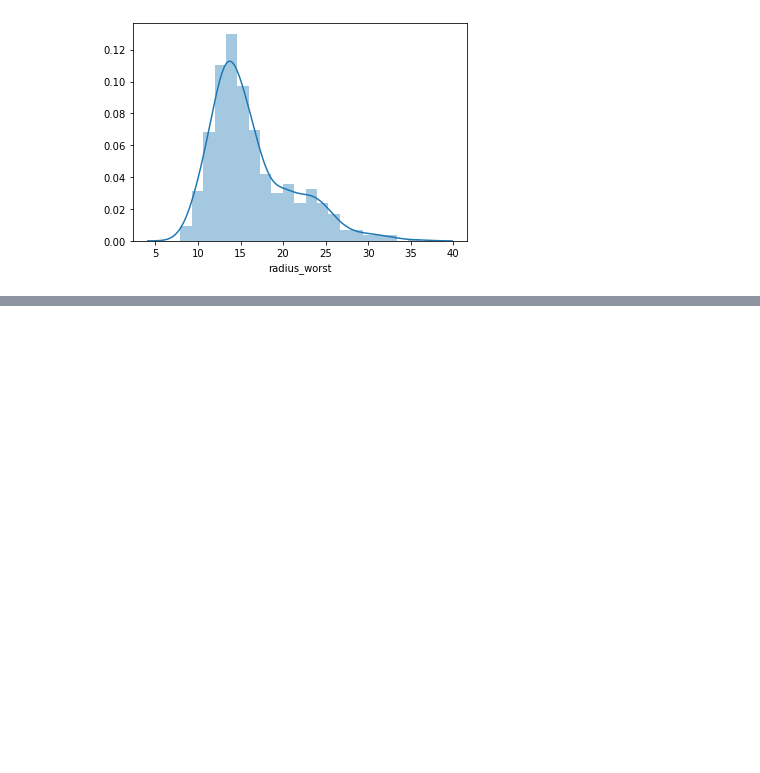
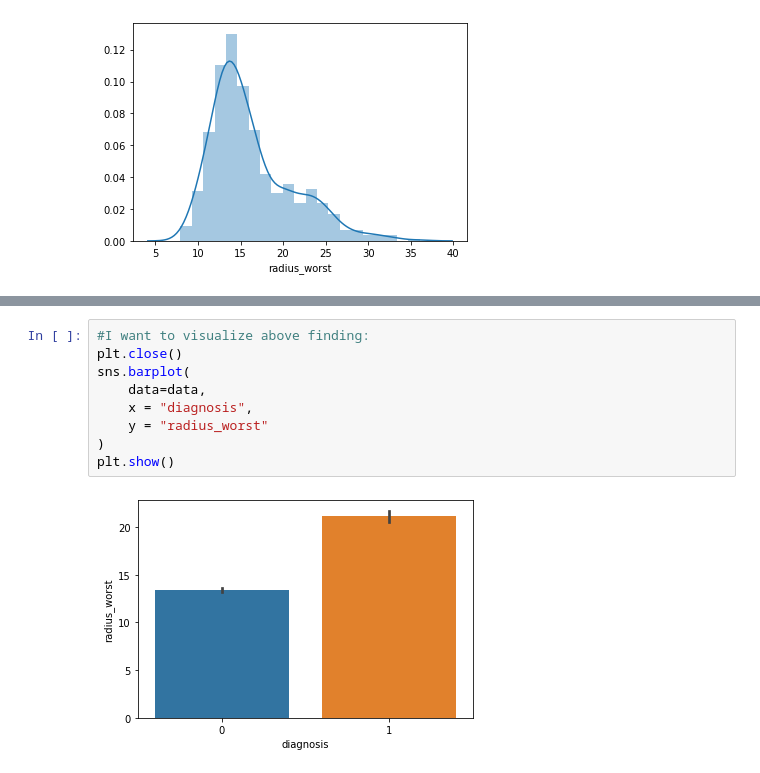
Before and after one commit to adrianberski/G00387825-gmit.ie---Adrian-Berski, a Jupyter notebook: Programming_ for_ Data_Analysis/Assignment_2/Analysisofthe WisconsinBreastCancer_dataset .ipynb, the cells around one changed output, grey strips where cells are left out. Saved outputs shown, nothing was run; the diff lists cells and outputs as text; blank space fills up the shorter version.

```diff
--- a/Programming_ for_ Data_Analysis/Assignment_2/Analysisofthe WisconsinBreastCancer_dataset .ipynb
+++ b/Programming_ for_ Data_Analysis/Assignment_2/Analysisofthe WisconsinBreastCancer_dataset .ipynb
@@ -262,0 +154,11 @@ VanderPlas J., Python Data Science Handbook: Essential Tools for Working with Da
+# %%
+#I want to visualize above finding:
+plt.close()
+sns.barplot(
+    data=data,
+    x = "diagnosis",
+    y = "radius_worst"
+)
+plt.show()
+# %% [output]
+[figure, added]
```
Also changed, not shown: parts of 6 cells of this notebook.
